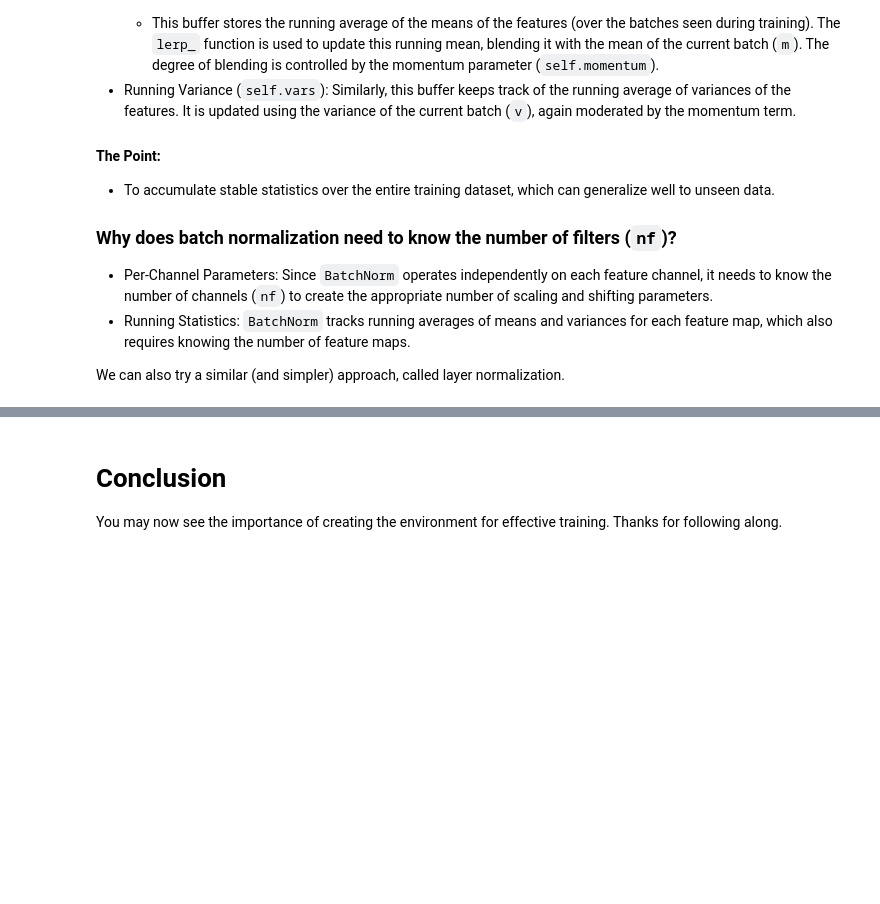
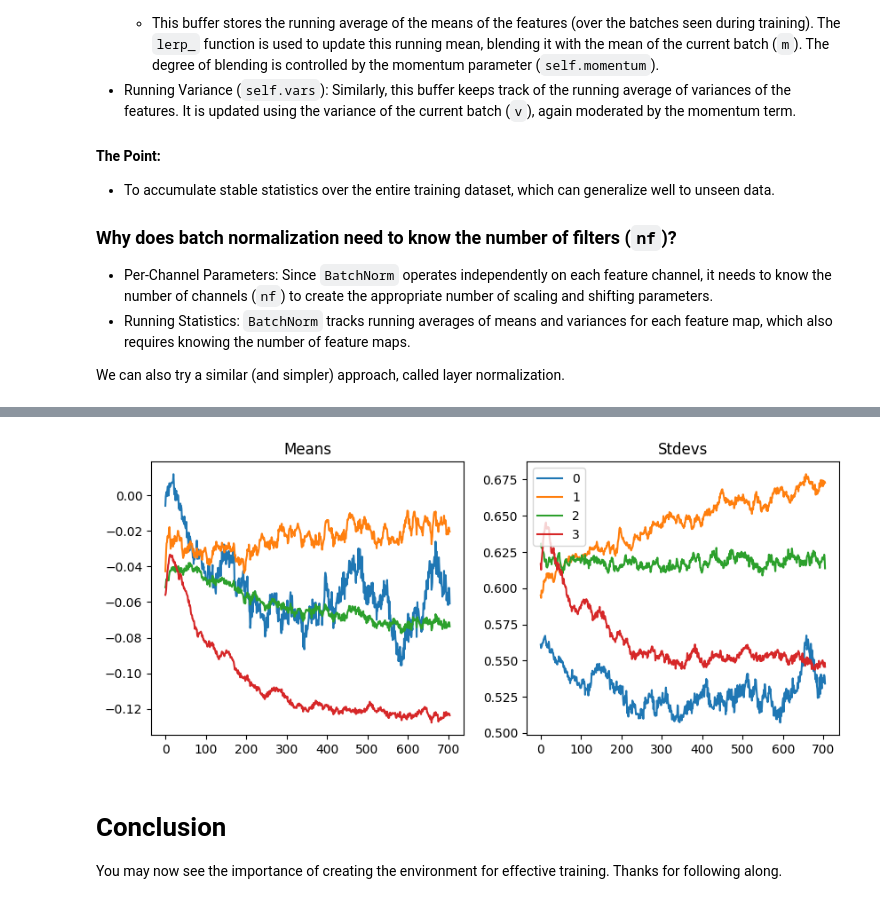
Before and after one commit to Nikhil22/mangocrisp-labs, a Jupyter notebook: training/stability.ipynb, the cells around one changed output, grey strips where cells are left out. Saved outputs shown, nothing was run; the diff lists cells and outputs as text; code cells hidden in the pictures; blank space fills up the shorter version.

```diff
--- a/training/stability.ipynb
+++ b/training/stability.ipynb
@@ -372,3 +423,7 @@ We can apply this to every layer in the model like this: `get_model(act=torch.nn
+# %%
+astats.plot_stats()
+# %% [output]
+[figure, added]
 # %% [markdown]
 # Conclusion
 You may now see the importance of creating the environment for effective training. Thanks for following along.
```
Also changed, not shown: parts of 17 cells of this notebook, 1 other file.
